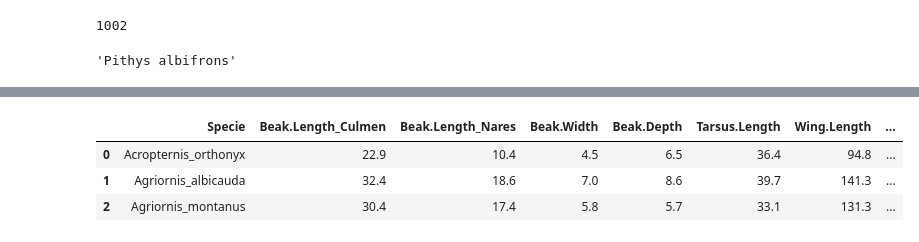
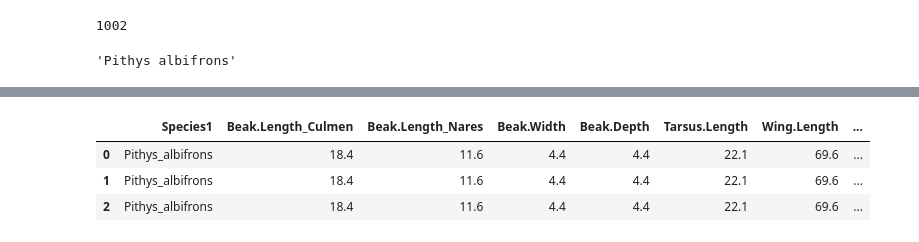
Before and after one commit to camiloacp/The-Evolutionary-Structure-of-Acoustic-Learnability-A-Deep-Learning-Approach-to-Neotropical-Birdsong, a Jupyter notebook: notebooks/13_Data_avonet.ipynb, the cells around one changed output, grey strips where cells are left out. Saved outputs shown, nothing was run; the diff lists cells and outputs as text; code cells hidden in the pictures.

```diff
--- a/notebooks/13_Data_avonet.ipynb
+++ b/notebooks/13_Data_avonet.ipynb
@@ -88,6 +98,8 @@ avonet1[avonet1['Species1'].str.contains('ruficervix', case=False, na=False)]
 # %%
 #avonet1['Species1'] = avonet1['Species1'].str.replace("Tangara_vitriolina", "Stilpnia_vitriolina")
+# %%
+df['Especie'] = df['Especie'].str.replace(" ", "_")
 # %%
-df, avonet1 = utils.sinonimias(df, avonet1)
+df, avonet1 = taxonomia.sinonimias(df, avonet1)
 # %%
 species_avonet = avonet1['Species1'].unique()
@@ -100,2 +119,0 @@ len(Species_no_encontradas)
-# %%
-avonet1 = avonet1.rename(columns={'Species1': 'Specie'})
@@ -102,2 +148,3 @@ avonet1 = avonet1.rename(columns={'Species1': 'Specie'})
 # %%
-df_merge = pd.merge(df, avonet1, how="left", on=["Specie", "Specie"])
+df_avonet = pd.merge(df, avonet1, how="left", left_on="Especie", right_on="Species1")
+df_avonet.head(3)
@@ -104,7 +157,7 @@ df_merge = pd.merge(df, avonet1, how="left", on=["Specie", "Specie"])
 # %%
-df_merge[avonet1.columns].head(3)
+df_avonet[avonet1.columns].head(3)
 # %% [output]
-|  | Specie | Beak.Length_Culmen | Beak.Length_Nares | Beak.Width | Beak.Depth | Tarsus.Length | Wing.Length | ... |
-| 0 | Acropternis_orthonyx | 22.9 | 10.4 | 4.5 | 6.5 | 36.4 | 94.8 | ... |
-| 1 | Agriornis_albicauda | 32.4 | 18.6 | 7.0 | 8.6 | 39.7 | 141.3 | ... |
-| 2 | Agriornis_montanus | 30.4 | 17.4 | 5.8 | 5.7 | 33.1 | 131.3 | ... |
+|  | Species1 | Beak.Length_Culmen | Beak.Length_Nares | Beak.Width | Beak.Depth | Tarsus.Length | Wing.Length | ... |
+| 0 | Pithys_albifrons | 18.4 | 11.6 | 4.4 | 4.4 | 22.1 | 69.6 | ... |
+| 1 | Pithys_albifrons | 18.4 | 11.6 | 4.4 | 4.4 | 22.1 | 69.6 | ... |
+| 2 | Pithys_albifrons | 18.4 | 11.6 | 4.4 | 4.4 | 22.1 | 69.6 | ... |
```
Also changed, not shown: parts of 26 cells of this notebook, 2 other files.
